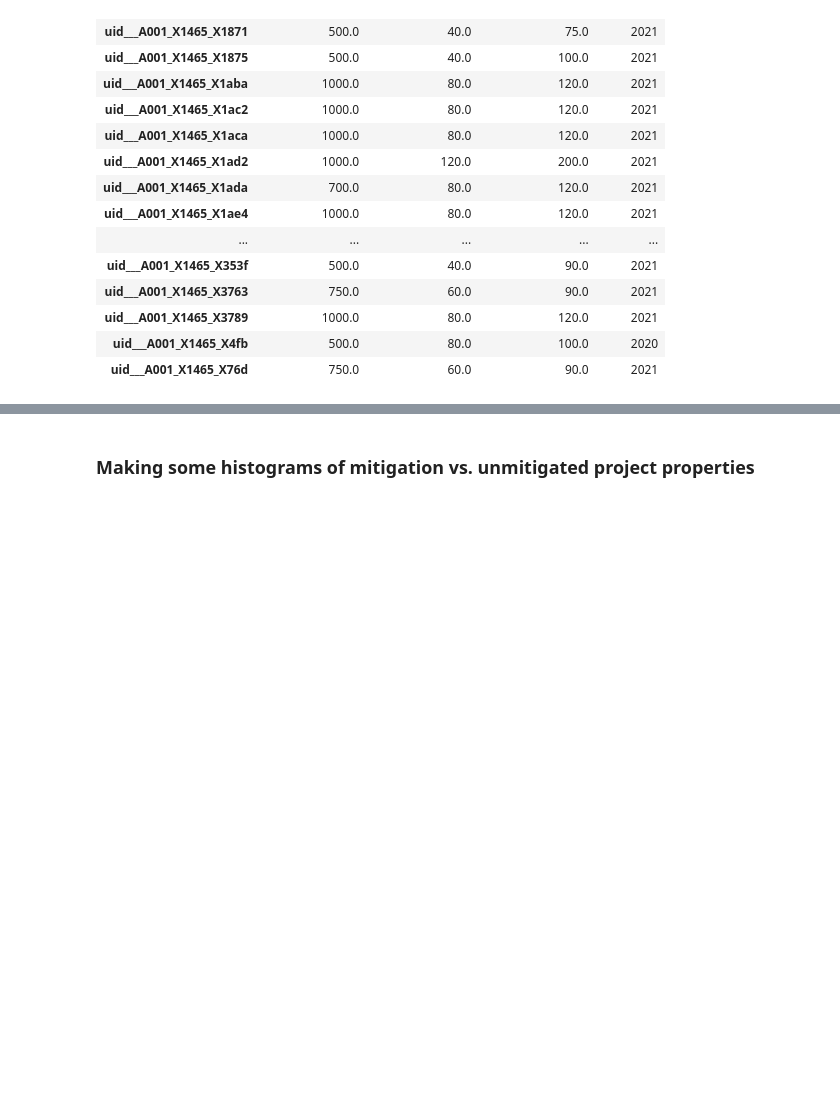
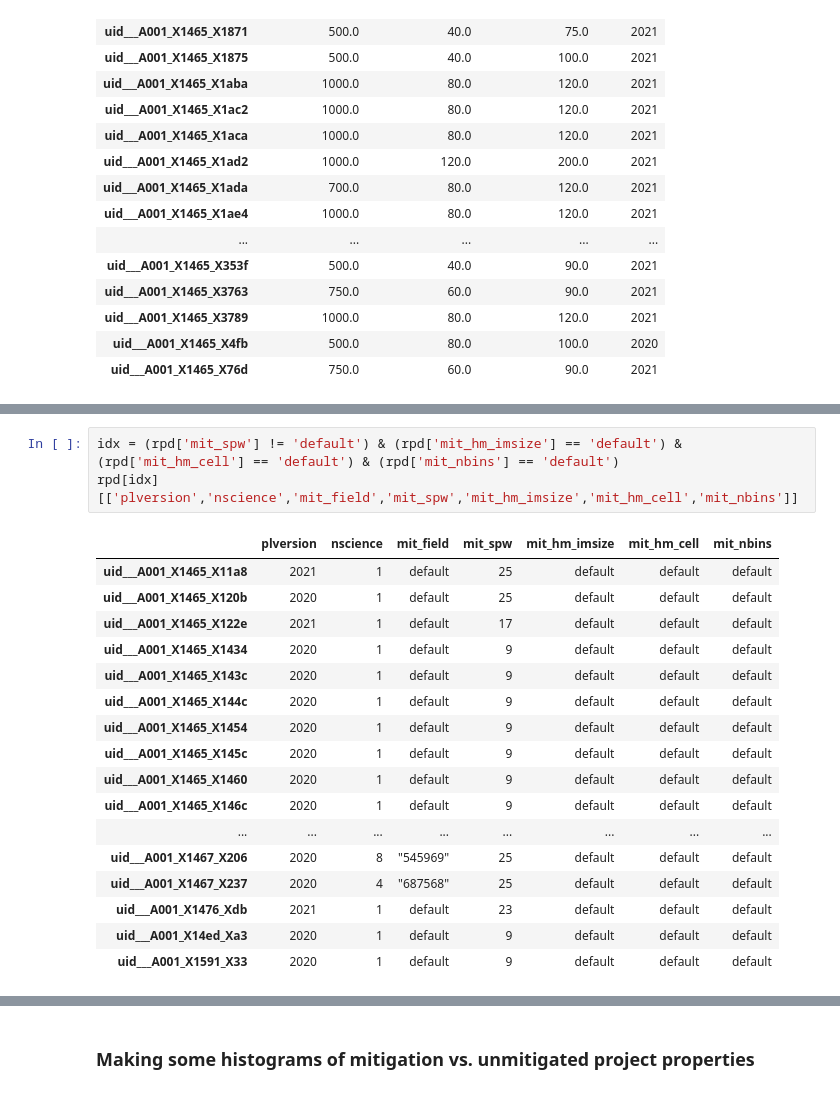
Before and after one commit to aakepley/big-cubes, a Jupyter notebook: calc_weblog_mitigation_stats.ipynb, the cells around one changed output, grey strips where cells are left out. Drawn from its saved outputs; the diff is of its cells as text; blank space fills up the shorter version.

```diff
--- a/calc_weblog_mitigation_stats.ipynb
+++ b/calc_weblog_mitigation_stats.ipynb
@@ -281,0 +435,21 @@ rpd[idx][['allowedprodsize','allowedcubesize','allowedcubelimit','plversion']]
+# %%
+idx = (rpd['mit_spw'] != 'default') & (rpd['mit_hm_imsize'] == 'default') & (rpd['mit_hm_cell'] == 'default') & (rpd['mit_nbins'] == 'default')
+rpd[idx][['plversion','nscience','mit_field','mit_spw','mit_hm_imsize','mit_hm_cell','mit_nbins']]
+# %% [output]
+|  | plversion | nscience | mit_field | mit_spw | mit_hm_imsize | mit_hm_cell | mit_nbins |
+| uid___A001_X1465_X11a8 | 2021 | 1 | default | 25 | default | default | default |
+| uid___A001_X1465_X120b | 2020 | 1 | default | 25 | default | default | default |
+| uid___A001_X1465_X122e | 2021 | 1 | default | 17 | default | default | default |
+| uid___A001_X1465_X1434 | 2020 | 1 | default | 9 | default | default | default |
+| uid___A001_X1465_X143c | 2020 | 1 | default | 9 | default | default | default |
+| uid___A001_X1465_X144c | 2020 | 1 | default | 9 | default | default | default |
+| uid___A001_X1465_X1454 | 2020 | 1 | default | 9 | default | default | default |
+| uid___A001_X1465_X145c | 2020 | 1 | default | 9 | default | default | default |
+| uid___A001_X1465_X1460 | 2020 | 1 | default | 9 | default | default | default |
+| uid___A001_X1465_X146c | 2020 | 1 | default | 9 | default | default | default |
+| ... | ... | ... | ... | ... | ... | ... | ... |
+| uid___A001_X1467_X206 | 2020 | 8 | "545969" | 25 | default | default | default |
+| uid___A001_X1467_X237 | 2020 | 4 | "687568" | 25 | default | default | default |
+| uid___A001_X1476_Xdb | 2021 | 1 | default | 23 | default | default | default |
+| uid___A001_X14ed_Xa3 | 2020 | 1 | default | 9 | default | default | default |
+| uid___A001_X1591_X33 | 2020 | 1 | default | 9 | default | default | default |
```
Also changed, not shown: parts of 53 cells of this notebook, 2 other files.
